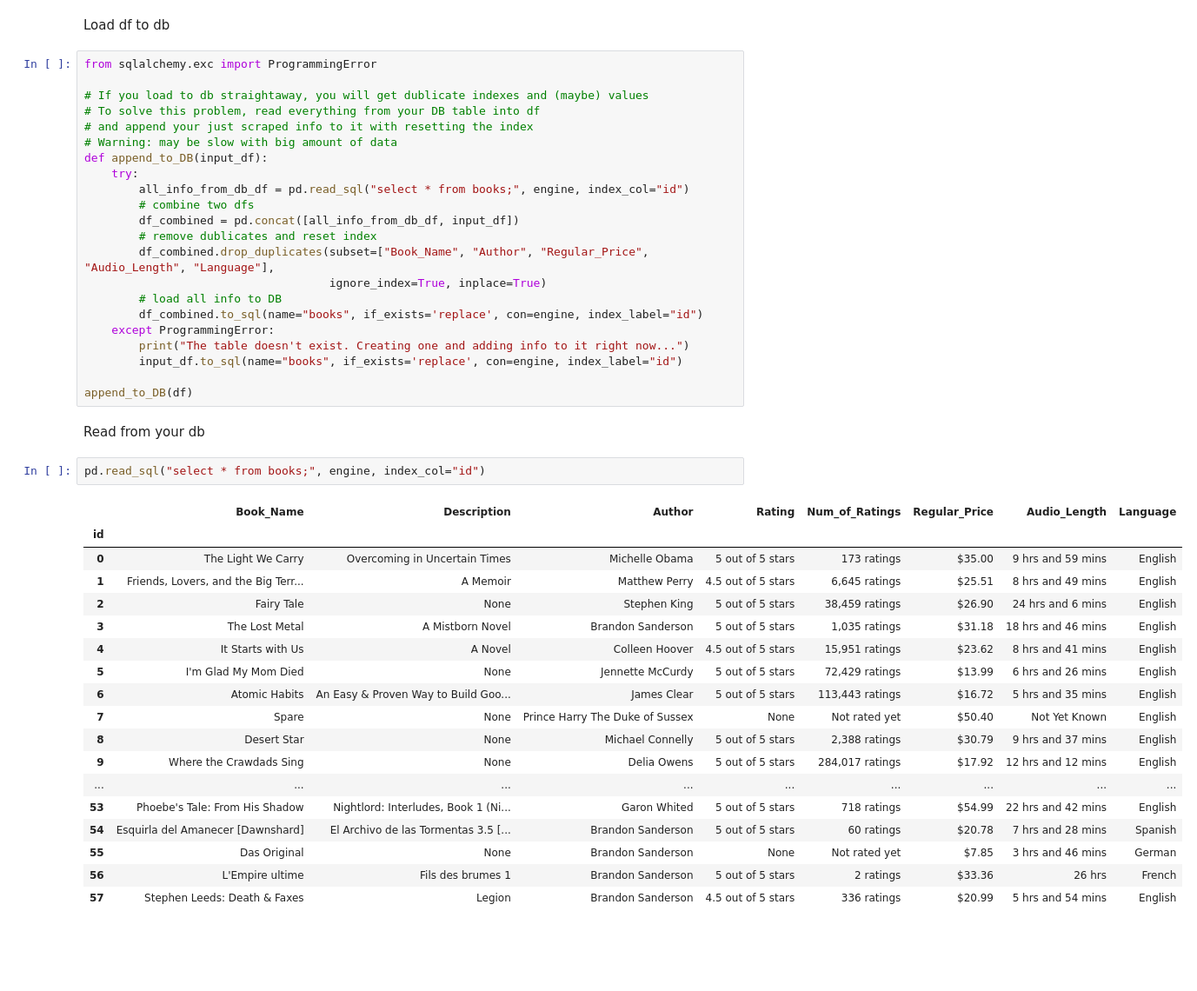
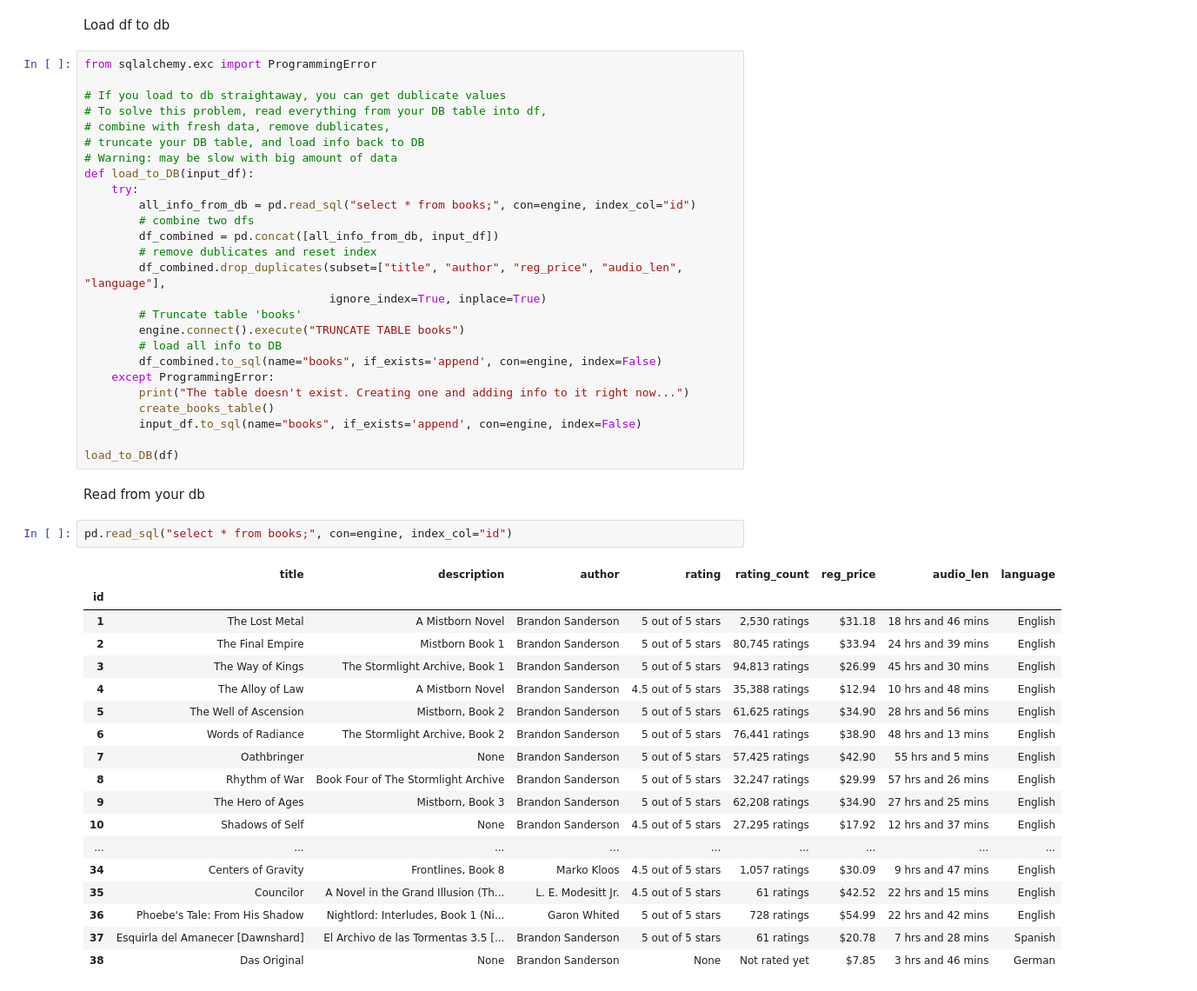
Before and after one commit to Igor-Sikorsky-IST-Hub/SDT_2022, a Jupyter notebook: IA-01/Antoniuk_Stepan/src/scraper.ipynb, the cells around one changed output. Shown: that part at 87% size. Cells and saved outputs as stored; diff of their text form; blank space fills up the shorter version.

Commit message:
Modify load_to_DB func

```diff
--- a/IA-01/Antoniuk_Stepan/src/scraper.ipynb
+++ b/IA-01/Antoniuk_Stepan/src/scraper.ipynb
@@ -61,45 +102,49 @@ Load df to db
 # %%
 from sqlalchemy.exc import ProgrammingError
 
-# If you load to db straightaway, you will get dublicate indexes and (maybe) values
-# To solve this problem, read everything from your DB table into df
-# and append your just scraped info to it with resetting the index
+# If you load to db straightaway, you can get dublicate values
+# To solve this problem, read everything from your DB table into df,
+# combine with fresh data, remove dublicates,
+# truncate your DB table, and load info back to DB
 # Warning: may be slow with big amount of data
-def append_to_DB(input_df):
+def load_to_DB(input_df):
     try:
-        all_info_from_db_df = pd.read_sql("select * from books;", engine, index_col="id")
+        all_info_from_db = pd.read_sql("select * from books;", con=engine, index_col="id")
         # combine two dfs
-        df_combined = pd.concat([all_info_from_db_df, input_df])
+        df_combined = pd.concat([all_info_from_db, input_df])
         # remove dublicates and reset index
-        df_combined.drop_duplicates(subset=["Book_Name", "Author", "Regular_Price", "Audio_Length", "Language"],
+        df_combined.drop_duplicates(subset=["title", "author", "reg_price", "audio_len", "language"],
                                     ignore_index=True, inplace=True)
+        # Truncate table 'books'
+        engine.connect().execute("TRUNCATE TABLE books")
         # load all info to DB
-        df_combined.to_sql(name="books", if_exists='replace', con=engine, index_label="id")
+        df_combined.to_sql(name="books", if_exists='append', con=engine, index=False)
     except ProgrammingError:
         print("The table doesn't exist. Creating one and adding info to it right now...")
-        input_df.to_sql(name="books", if_exists='replace', con=engine, index_label="id")
+        create_books_table()
+        input_df.to_sql(name="books", if_exists='append', con=engine, index=False)
 
-append_to_DB(df)
+load_to_DB(df)
 # %% [markdown]
 Read from your db
 # %%
-pd.read_sql("select * from books;", engine, index_col="id")
+pd.read_sql("select * from books;", con=engine, index_col="id")
 # %% [output]
-|  | Book_Name | Description | Author | Rating | Num_of_Ratings | Regular_Price | Audio_Length | Language |
+|  | title | description | author | rating | rating_count | reg_price | audio_len | language |
 | id |  |  |  |  |  |  |  |  |
-| 0 | The Light We Carry | Overcoming in Uncertain Times | Michelle Obama | 5 out of 5 stars | 173 ratings | $35.00 | 9 hrs and 59 mins | English |
-| 1 | Friends, Lovers, and the Big Terr... | A Memoir | Matthew Perry | 4.5 out of 5 stars | 6,645 ratings | $25.51 | 8 hrs and 49 mins | English |
-| 2 | Fairy Tale | None | Stephen King | 5 out of 5 stars | 38,459 ratings | $26.90 | 24 hrs and 6 mins | English |
-| 3 | The Lost Metal | A Mistborn Novel | Brandon Sanderson | 5 out of 5 stars | 1,035 ratings | $31.18 | 18 hrs and 46 mins | English |
-| 4 | It Starts with Us | A Novel | Colleen Hoover | 4.5 out of 5 stars | 15,951 ratings | $23.62 | 8 hrs and 41 mins | English |
-| 5 | I'm Glad My Mom Died | None | Jennette McCurdy | 5 out of 5 stars | 72,429 ratings | $13.99 | 6 hrs and 26 mins | English |
-| 6 | Atomic Habits | An Easy & Proven Way to Build Goo... | James Clear | 5 out of 5 stars | 113,443 ratings | $16.72 | 5 hrs and 35 mins | English |
-| 7 | Spare | None | Prince Harry The Duke of Sussex | None | Not rated yet | $50.40 | Not Yet Known | English |
-| 8 | Desert Star | None | Michael Connelly | 5 out of 5 stars | 2,388 ratings | $30.79 | 9 hrs and 37 mins | English |
-| 9 | Where the Crawdads Sing | None | Delia Owens | 5 out of 5 stars | 284,017 ratings | $17.92 | 12 hrs and 12 mins | English |
+| 1 | The Lost Metal | A Mistborn Novel | Brandon Sanderson | 5 out of 5 stars | 2,530 ratings | $31.18 | 18 hrs and 46 mins | English |
+| 2 | The Final Empire | Mistborn Book 1 | Brandon Sanderson | 5 out of 5 stars | 80,745 ratings | $33.94 | 24 hrs and 39 mins | English |
+| 3 | The Way of Kings | The Stormlight Archive, Book 1 | Brandon Sanderson | 5 out of 5 stars | 94,813 ratings | $26.99 | 45 hrs and 30 mins | English |
+| 4 | The Alloy of Law | A Mistborn Novel | Brandon Sanderson | 4.5 out of 5 stars | 35,388 ratings | $12.94 | 10 hrs and 48 mins | English |
+| 5 | The Well of Ascension | Mistborn, Book 2 | Brandon Sanderson | 5 out of 5 stars | 61,625 ratings | $34.90 | 28 hrs and 56 mins | English |
+| 6 | Words of Radiance | The Stormlight Archive, Book 2 | Brandon Sanderson | 5 out of 5 stars | 76,441 ratings | $38.90 | 48 hrs and 13 mins | English |
+| 7 | Oathbringer | None | Brandon Sanderson | 5 out of 5 stars | 57,425 ratings | $42.90 | 55 hrs and 5 mins | English |
+| 8 | Rhythm of War | Book Four of The Stormlight Archive | Brandon Sanderson | 5 out of 5 stars | 32,247 ratings | $29.99 | 57 hrs and 26 mins | English |
+| 9 | The Hero of Ages | Mistborn, Book 3 | Brandon Sanderson | 5 out of 5 stars | 62,208 ratings | $34.90 | 27 hrs and 25 mins | English |
+| 10 | Shadows of Self | None | Brandon Sanderson | 4.5 out of 5 stars | 27,295 ratings | $17.92 | 12 hrs and 37 mins | English |
 | ... | ... | ... | ... | ... | ... | ... | ... | ... |
-| 53 | Phoebe's Tale: From His Shadow | Nightlord: Interludes, Book 1 (Ni... | Garon Whited | 5 out of 5 stars | 718 ratings | $54.99 | 22 hrs and 42 mins | English |
-| 54 | Esquirla del Amanecer [Dawnshard] | El Archivo de las Tormentas 3.5 [... | Brandon Sanderson | 5 out of 5 stars | 60 ratings | $20.78 | 7 hrs and 28 mins | Spanish |
-| 55 | Das Original | None | Brandon Sanderson | None | Not rated yet | $7.85 | 3 hrs and 46 mins | German |
-| 56 | L'Empire ultime | Fils des brumes 1 | Brandon Sanderson | 5 out of 5 stars | 2 ratings | $33.36 | 26 hrs | French |
-| 57 | Stephen Leeds: Death & Faxes | Legion | Brandon Sanderson | 4.5 out of 5 stars | 336 ratings | $20.99 | 5 hrs and 54 mins | English |
+| 34 | Centers of Gravity | Frontlines, Book 8 | Marko Kloos | 4.5 out of 5 stars | 1,057 ratings | $30.09 | 9 hrs and 47 mins | English |
+| 35 | Councilor | A Novel in the Grand Illusion (Th... | L. E. Modesitt Jr. | 4.5 out of 5 stars | 61 ratings | $42.52 | 22 hrs and 15 mins | English |
+| 36 | Phoebe's Tale: From His Shadow | Nightlord: Interludes, Book 1 (Ni... | Garon Whited | 5 out of 5 stars | 728 ratings | $54.99 | 22 hrs and 42 mins | English |
+| 37 | Esquirla del Amanecer [Dawnshard] | El Archivo de las Tormentas 3.5 [... | Brandon Sanderson | 5 out of 5 stars | 61 ratings | $20.78 | 7 hrs and 28 mins | Spanish |
+| 38 | Das Original | None | Brandon Sanderson | None | Not rated yet | $7.85 | 3 hrs and 46 mins | German |
```
Also changed, not shown: parts of 3 cells of this notebook, 2 other files.
